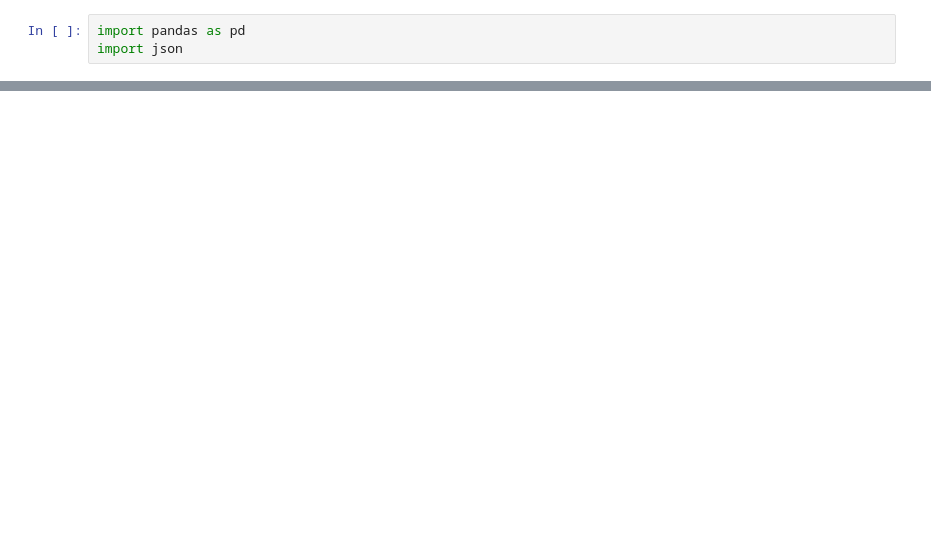
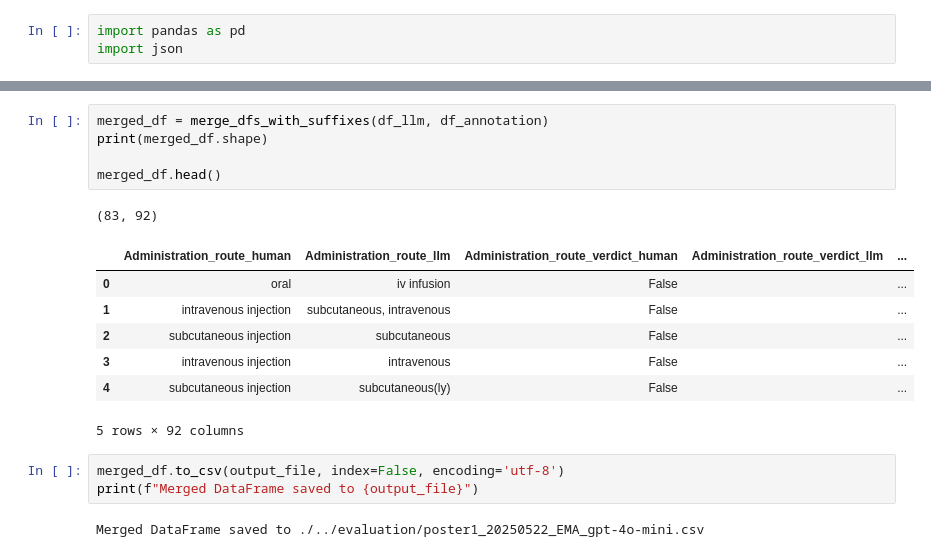
Before and after one commit to dcr-unibe-ch/DrugFork, a Jupyter notebook: src/evaluate_llm_responses.ipynb, the cells around one changed output, grey strips where cells are left out. Saved outputs shown, nothing was run; the diff lists cells and outputs as text; blank space fills up the shorter version.

Commit message:
add functions to eval by human and llm

```diff
--- a/src/evaluate_llm_responses.ipynb
+++ b/src/evaluate_llm_responses.ipynb
@@ -27,0 +95,19 @@ df_llm.head()
+# %%
+merged_df = merge_dfs_with_suffixes(df_llm, df_annotation)
+print(merged_df.shape)
+
+merged_df.head()
+# %% [output]
+(83, 92)
+|  | Administration_route_human | Administration_route_llm | Administration_route_verdict_human | Administration_route_verdict_llm | ... |
+| 0 | oral | iv infusion | False |  | ... |
+| 1 | intravenous injection | subcutaneous, intravenous | False |  | ... |
+| 2 | subcutaneous injection | subcutaneous | False |  | ... |
+| 3 | intravenous injection | intravenous | False |  | ... |
+| 4 | subcutaneous injection | subcutaneous(ly) | False |  | ... |
+5 rows × 92 columns
+# %%
+merged_df.to_csv(output_file, index=False, encoding='utf-8')
+print(f"Merged DataFrame saved to {output_file}")
+# %% [output]
+Merged DataFrame saved to ./../evaluation/poster1_20250522_EMA_gpt-4o-mini.csv
```
Also changed, not shown: parts of 4 cells of this notebook.
